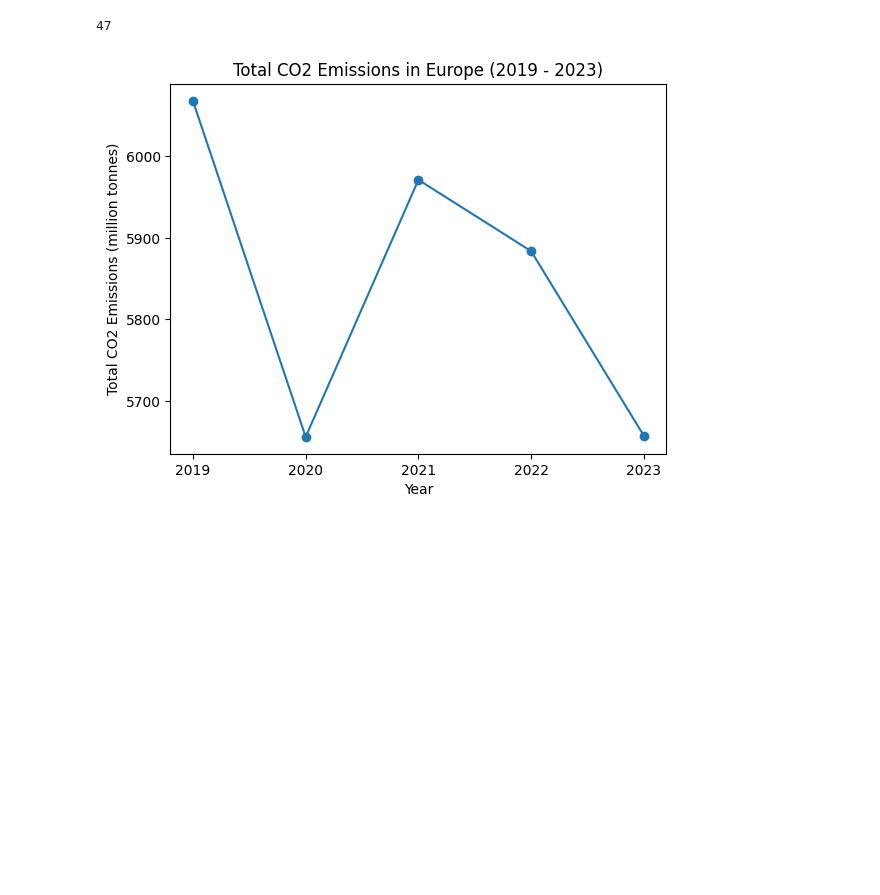
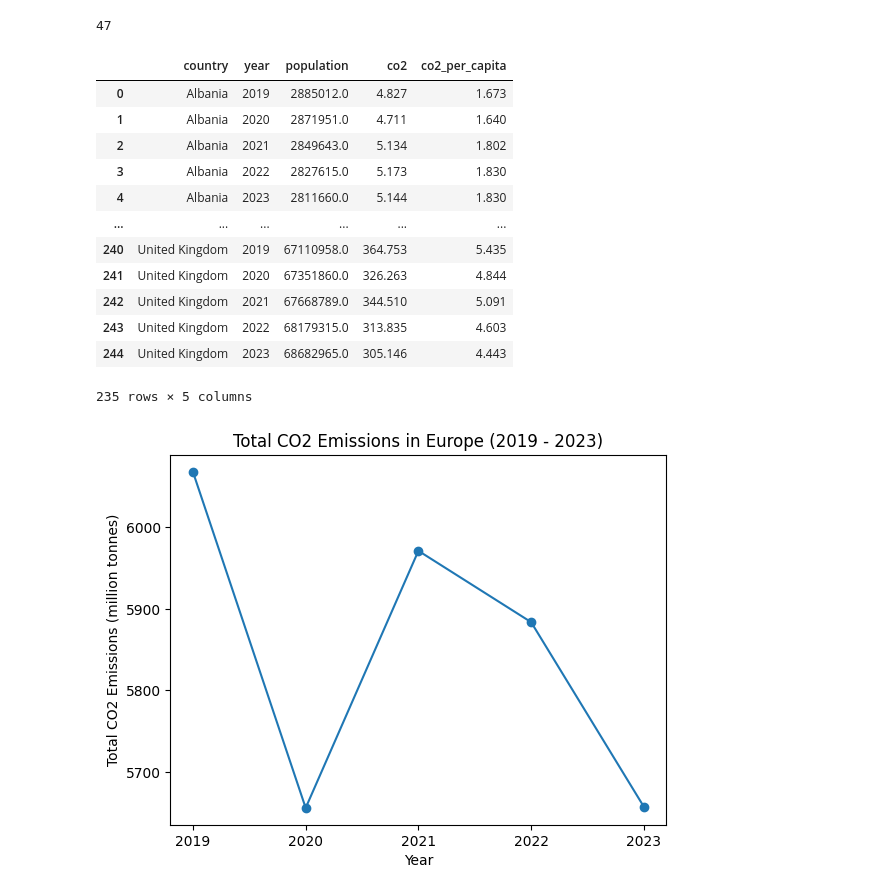
Before and after one commit to mircog991/green-index, a Jupyter notebook: analysis/co2data-analysis.ipynb, the cells around one changed output. Cells and saved outputs as stored; diff of their text form; code cells hidden in the pictures; blank space fills up the shorter version.

```diff
--- a/analysis/co2data-analysis.ipynb
+++ b/analysis/co2data-analysis.ipynb
@@ -118,6 +118,21 @@ print(f'{unique_values_count}')
 # %%
 # Save file for using for forecast
 filtered_df_w_dropped_countries.to_csv('../data_for_forecast/co2data-clean.csv')
+filtered_df_w_dropped_countries
+# %% [output]
+|  | country | year | population | co2 | co2_per_capita |
+| 0 | Albania | 2019 | 2885012.0 | 4.827 | 1.673 |
+| 1 | Albania | 2020 | 2871951.0 | 4.711 | 1.640 |
+| 2 | Albania | 2021 | 2849643.0 | 5.134 | 1.802 |
+| 3 | Albania | 2022 | 2827615.0 | 5.173 | 1.830 |
+| 4 | Albania | 2023 | 2811660.0 | 5.144 | 1.830 |
+| ... | ... | ... | ... | ... | ... |
+| 240 | United Kingdom | 2019 | 67110958.0 | 364.753 | 5.435 |
+| 241 | United Kingdom | 2020 | 67351860.0 | 326.263 | 4.844 |
+| 242 | United Kingdom | 2021 | 67668789.0 | 344.510 | 5.091 |
+| 243 | United Kingdom | 2022 | 68179315.0 | 313.835 | 4.603 |
+| 244 | United Kingdom | 2023 | 68682965.0 | 305.146 | 4.443 |
+235 rows × 5 columns
 # %%
 # TREND ANALYSIS OVER TIME - TOTAL CO2 EMISSIONS OVER THE YEARS
 
```
Also changed, not shown: 8 other files.
